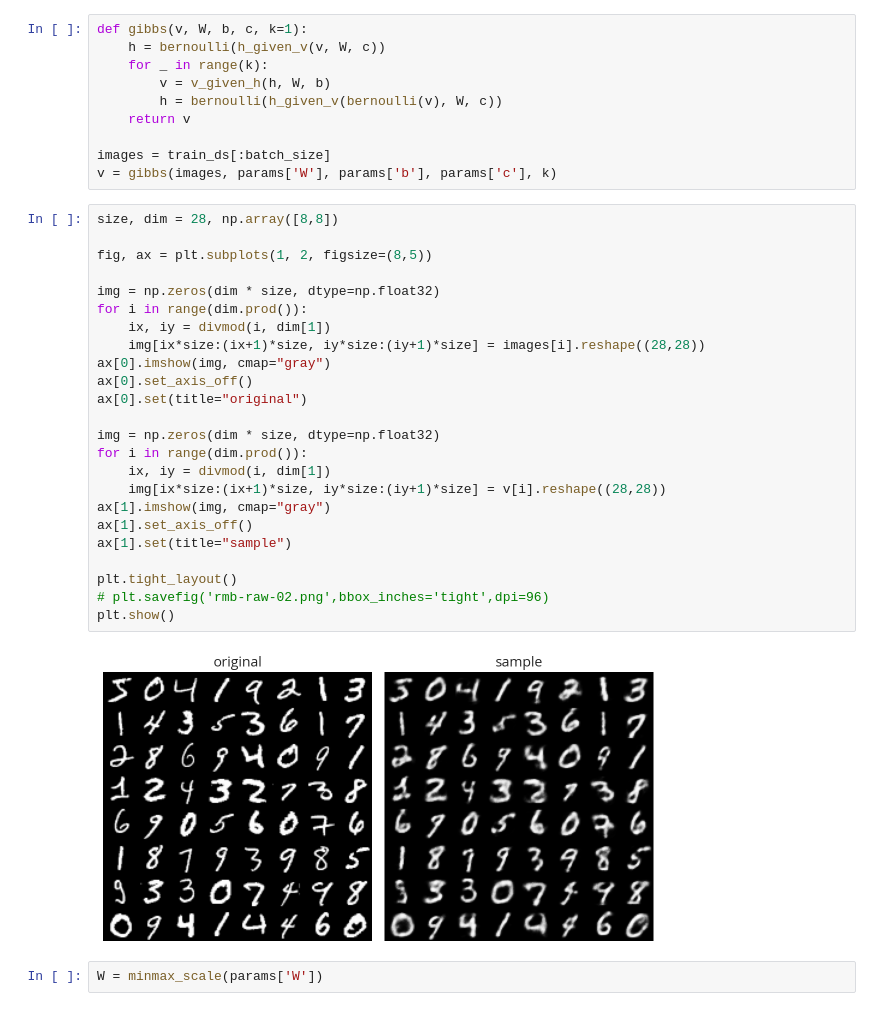
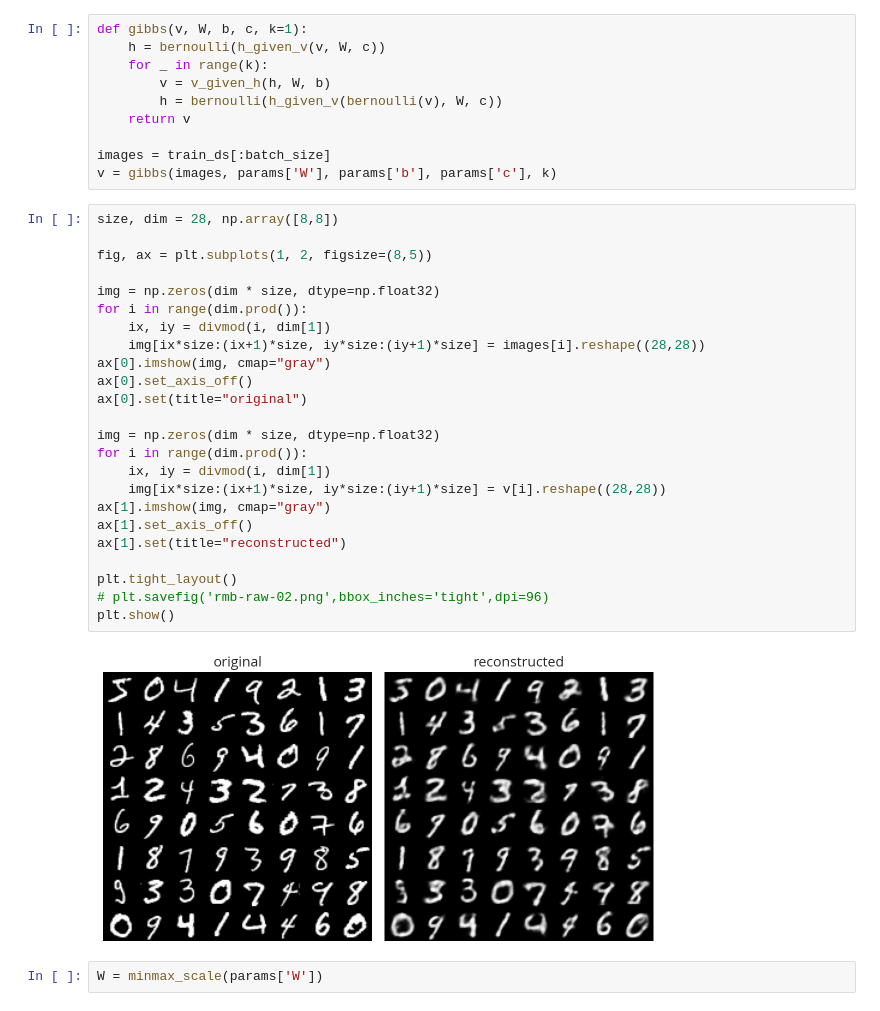
Before and after one commit to stwind/notebooks, a Jupyter notebook: rbm-raw.ipynb, the cells around one changed output. Drawn from its saved outputs; the diff is of its cells as text.

```diff
--- a/rbm-raw.ipynb
+++ b/rbm-raw.ipynb
@@ -367,29 +367,29 @@ v = gibbs(images, params['W'], params['b'], params['c'], k)
 # %%
 size, dim = 28, np.array([8,8])
 
 fig, ax = plt.subplots(1, 2, figsize=(8,5))
 
 img = np.zeros(dim * size, dtype=np.float32)
 for i in range(dim.prod()):
     ix, iy = divmod(i, dim[1])
     img[ix*size:(ix+1)*size, iy*size:(iy+1)*size] = images[i].reshape((28,28))
 ax[0].imshow(img, cmap="gray")
 ax[0].set_axis_off()
 ax[0].set(title="original")
 
 img = np.zeros(dim * size, dtype=np.float32)
 for i in range(dim.prod()):
     ix, iy = divmod(i, dim[1])
     img[ix*size:(ix+1)*size, iy*size:(iy+1)*size] = v[i].reshape((28,28))
 ax[1].imshow(img, cmap="gray")
 ax[1].set_axis_off()
-ax[1].set(title="sample")
+ax[1].set(title="reconstructed")
 
 plt.tight_layout()
 # plt.savefig('rmb-raw-02.png',bbox_inches='tight',dpi=96)
 plt.show()
 # %% [output]
-[figure, old version]
+[figure, new version]
 # %%
 W = minmax_scale(params['W'])
 # %%
```
Also changed, not shown: 2 other files.
